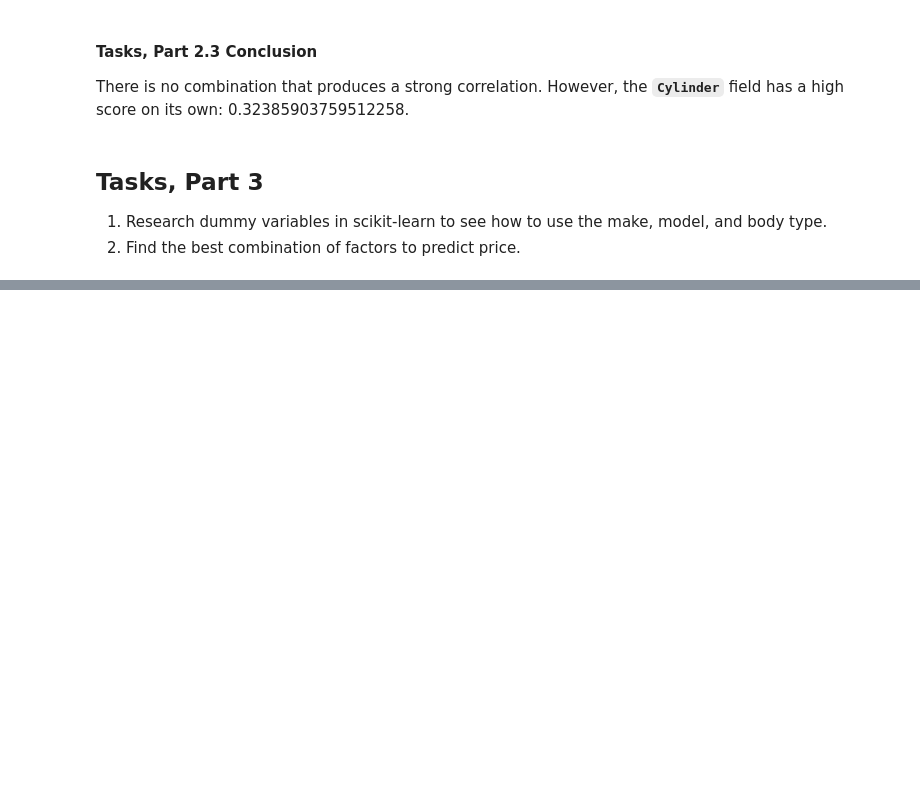
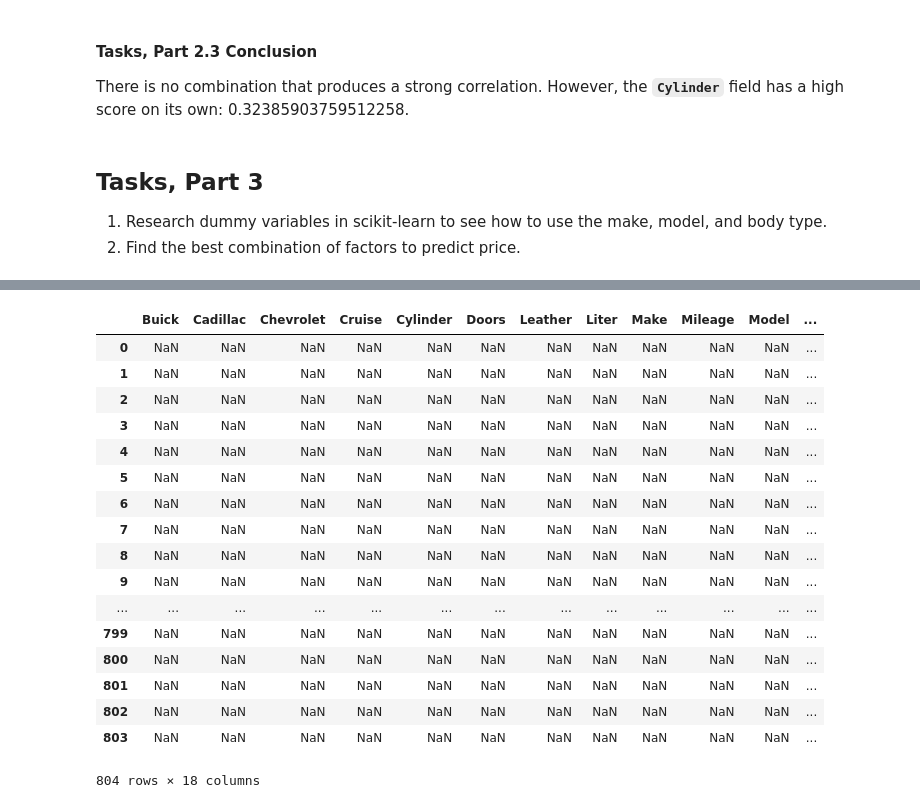
Before and after one commit to ahartz1/car-linear-regression, a Jupyter notebook: car-worth.ipynb, the cells around one changed output, grey strips where cells are left out. Saved outputs shown, nothing was run; the diff lists cells and outputs as text; code cells hidden in the pictures; blank space fills up the shorter version.

```diff
--- a/car-worth.ipynb
+++ b/car-worth.ipynb
@@ -171,0 +188,23 @@ for score in score_list2:
+# %%
+df_test = df.copy()
+df_test = df_test + pd.get_dummies(df['Make'])
+df_test
+# %% [output]
+|  | Buick | Cadillac | Chevrolet | Cruise | Cylinder | Doors | Leather | Liter | Make | Mileage | Model | ... |
+| 0 | NaN | NaN | NaN | NaN | NaN | NaN | NaN | NaN | NaN | NaN | NaN | ... |
+| 1 | NaN | NaN | NaN | NaN | NaN | NaN | NaN | NaN | NaN | NaN | NaN | ... |
+| 2 | NaN | NaN | NaN | NaN | NaN | NaN | NaN | NaN | NaN | NaN | NaN | ... |
+| 3 | NaN | NaN | NaN | NaN | NaN | NaN | NaN | NaN | NaN | NaN | NaN | ... |
+| 4 | NaN | NaN | NaN | NaN | NaN | NaN | NaN | NaN | NaN | NaN | NaN | ... |
+| 5 | NaN | NaN | NaN | NaN | NaN | NaN | NaN | NaN | NaN | NaN | NaN | ... |
+| 6 | NaN | NaN | NaN | NaN | NaN | NaN | NaN | NaN | NaN | NaN | NaN | ... |
+| 7 | NaN | NaN | NaN | NaN | NaN | NaN | NaN | NaN | NaN | NaN | NaN | ... |
+| 8 | NaN | NaN | NaN | NaN | NaN | NaN | NaN | NaN | NaN | NaN | NaN | ... |
+| 9 | NaN | NaN | NaN | NaN | NaN | NaN | NaN | NaN | NaN | NaN | NaN | ... |
+| ... | ... | ... | ... | ... | ... | ... | ... | ... | ... | ... | ... | ... |
+| 799 | NaN | NaN | NaN | NaN | NaN | NaN | NaN | NaN | NaN | NaN | NaN | ... |
+| 800 | NaN | NaN | NaN | NaN | NaN | NaN | NaN | NaN | NaN | NaN | NaN | ... |
+| 801 | NaN | NaN | NaN | NaN | NaN | NaN | NaN | NaN | NaN | NaN | NaN | ... |
+| 802 | NaN | NaN | NaN | NaN | NaN | NaN | NaN | NaN | NaN | NaN | NaN | ... |
+| 803 | NaN | NaN | NaN | NaN | NaN | NaN | NaN | NaN | NaN | NaN | NaN | ... |
+804 rows × 18 columns
```
Also changed, not shown: parts of 4 cells of this notebook.
